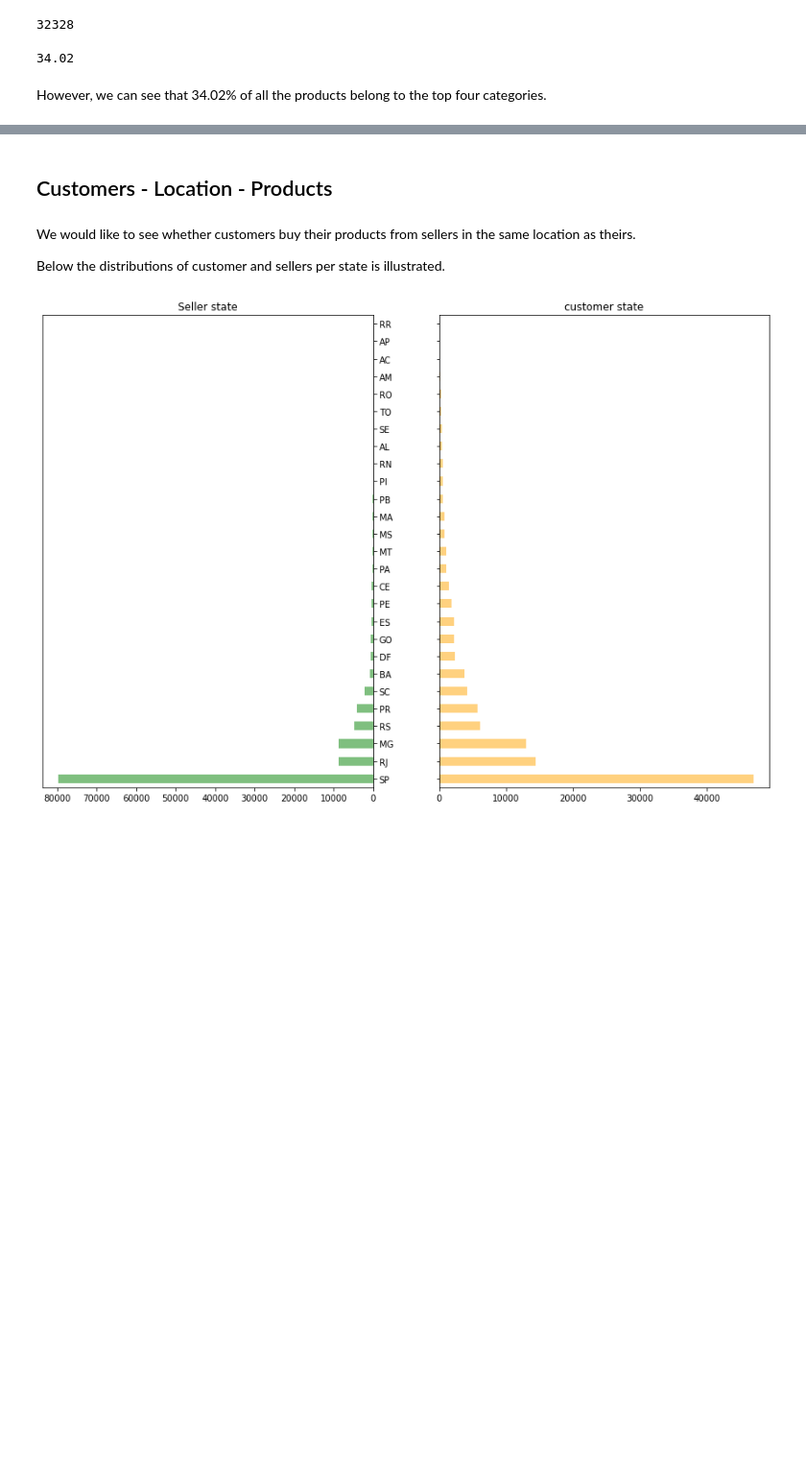
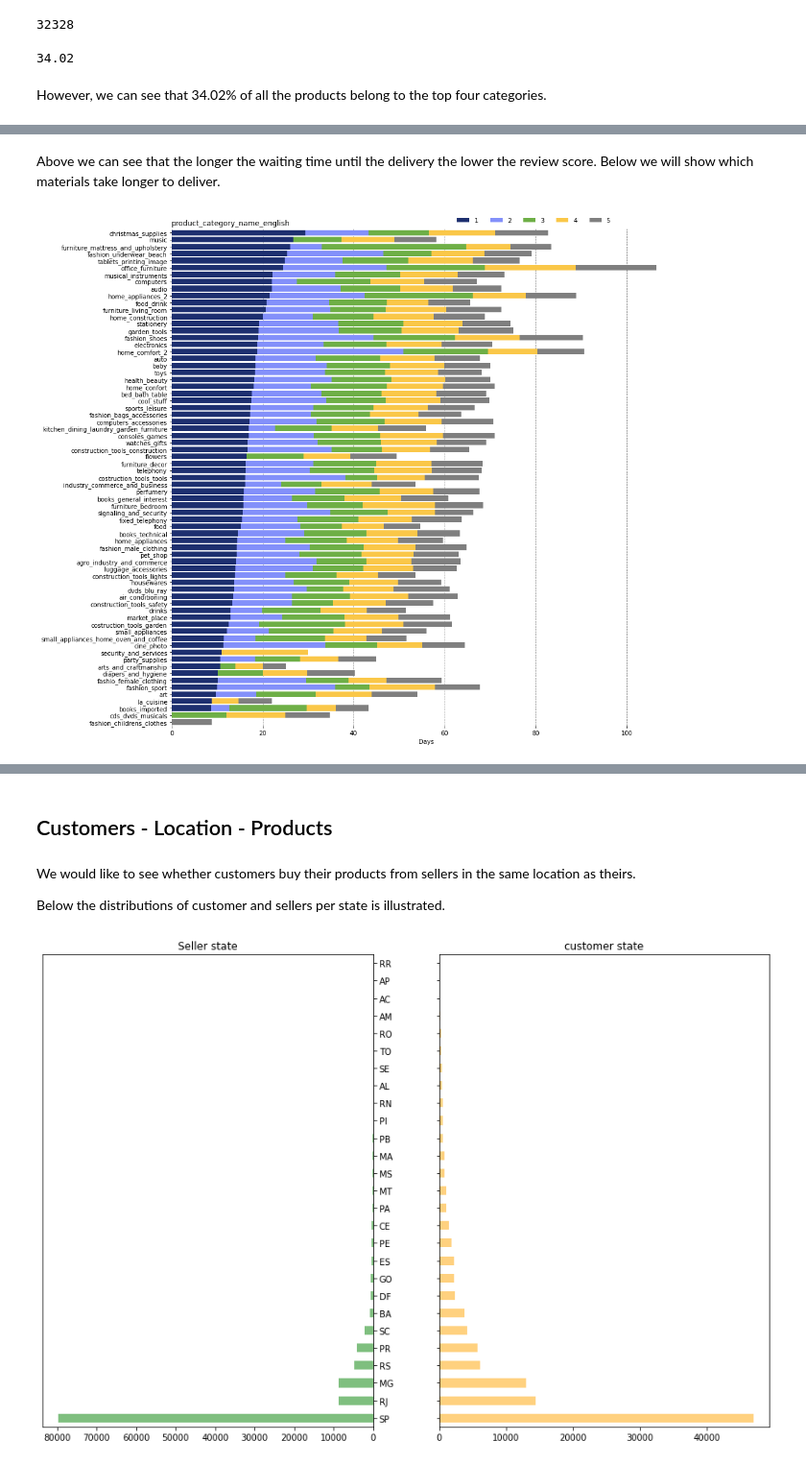
Before and after one commit to georgezefko/E-Commerce-Data-Analysis-Recommender-System, a Jupyter notebook: ABA_EDA_100421.ipynb, the cells around one changed output, grey strips where cells are left out. Shown: that part at 96% size. Saved outputs shown, nothing was run; the diff lists cells and outputs as text; code cells hidden in the pictures; blank space fills up the shorter version.

```diff
--- a/ABA_EDA_100421.ipynb
+++ b/ABA_EDA_100421.ipynb
@@ -174,7 +193,7 @@ Review score: 5
 # %% [markdown]
 We can see that the 75% of the customers have been fully satisfied with the products and services of Olist
 # %%
-def by_review(df):
+def by_review(df,pl):
   fields = df.columns.tolist()
   colors = ['#1D2F6F', '#8390FA', '#6EAF46', '#FAC748', '#7f7f7f']
   labels = ['1', '2', '3', '4','5']
@@ -189,7 +208,10 @@ def by_review(df):
   # title, legend, labels
   plt.title(df.index.name, loc='left')
   plt.legend(labels, bbox_to_anchor=([0.55, 1, 0, 0]), ncol=5, frameon=False)
-  plt.xlabel('No of reviews')
+  if pl == 1:
+    plt.xlabel('No of reviews')
+  else:
+    plt.xlabel('Days')
   # remove spines
   ax.spines['right'].set_visible(False)
   ax.spines['left'].set_visible(False)
@@ -234,0 +279,10 @@ However, we can see that 34.02% of all the products belong to the top four categ
+# %% [markdown]
+Above we can see that the longer the waiting time until the delivery the lower the review score. Below we will show which materials take longer to deliver.
+# %%
+frame = recommender.pivot_table(index='product_category_name_english',columns='review_score', values='days_diff',aggfunc='mean')
+
+frame = frame.sort_values(frame.columns.tolist(), ascending=True)
+# %%
+by_review(frame,0)
+# %% [output]
+[figure, added]
```
Also changed, not shown: parts of 17 cells of this notebook.
